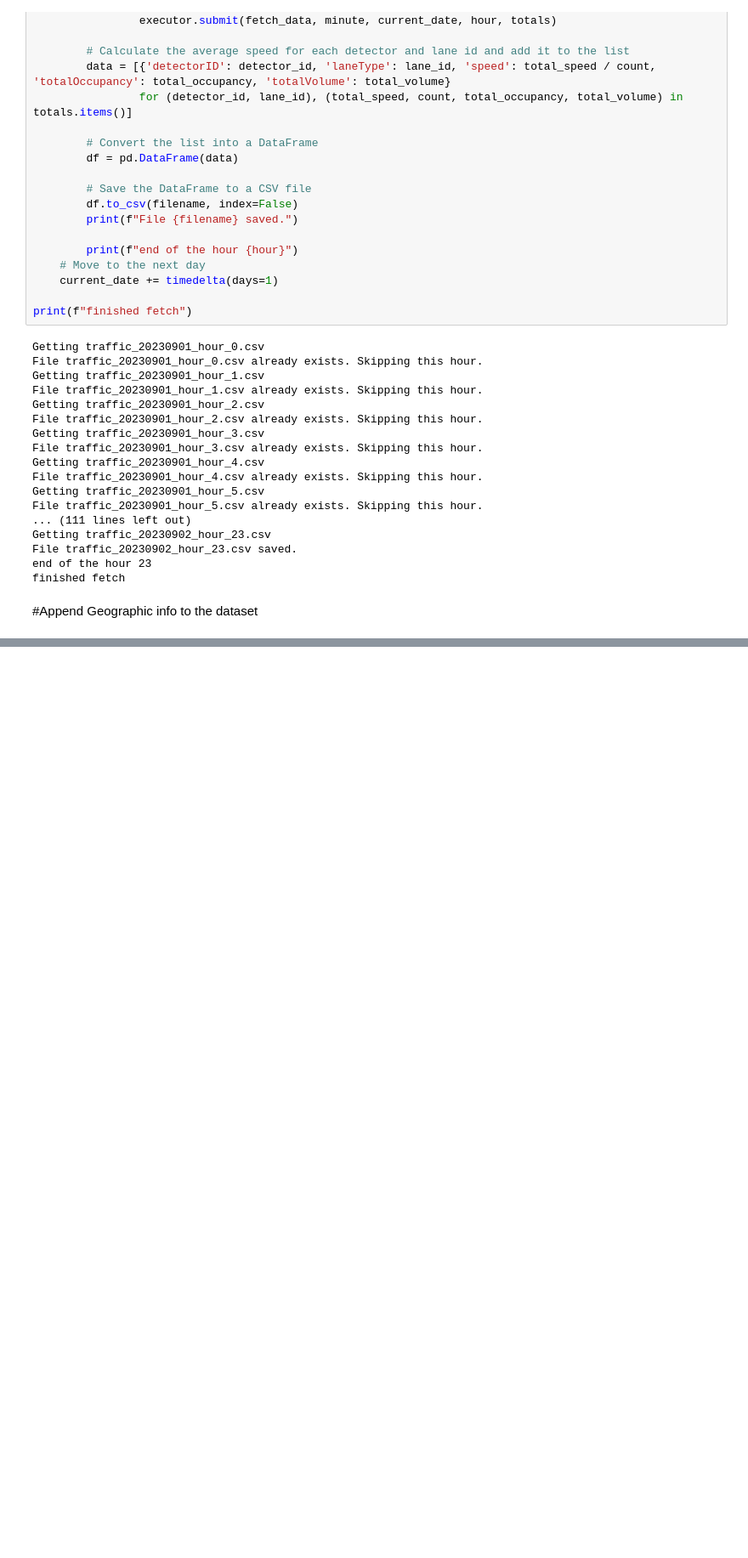
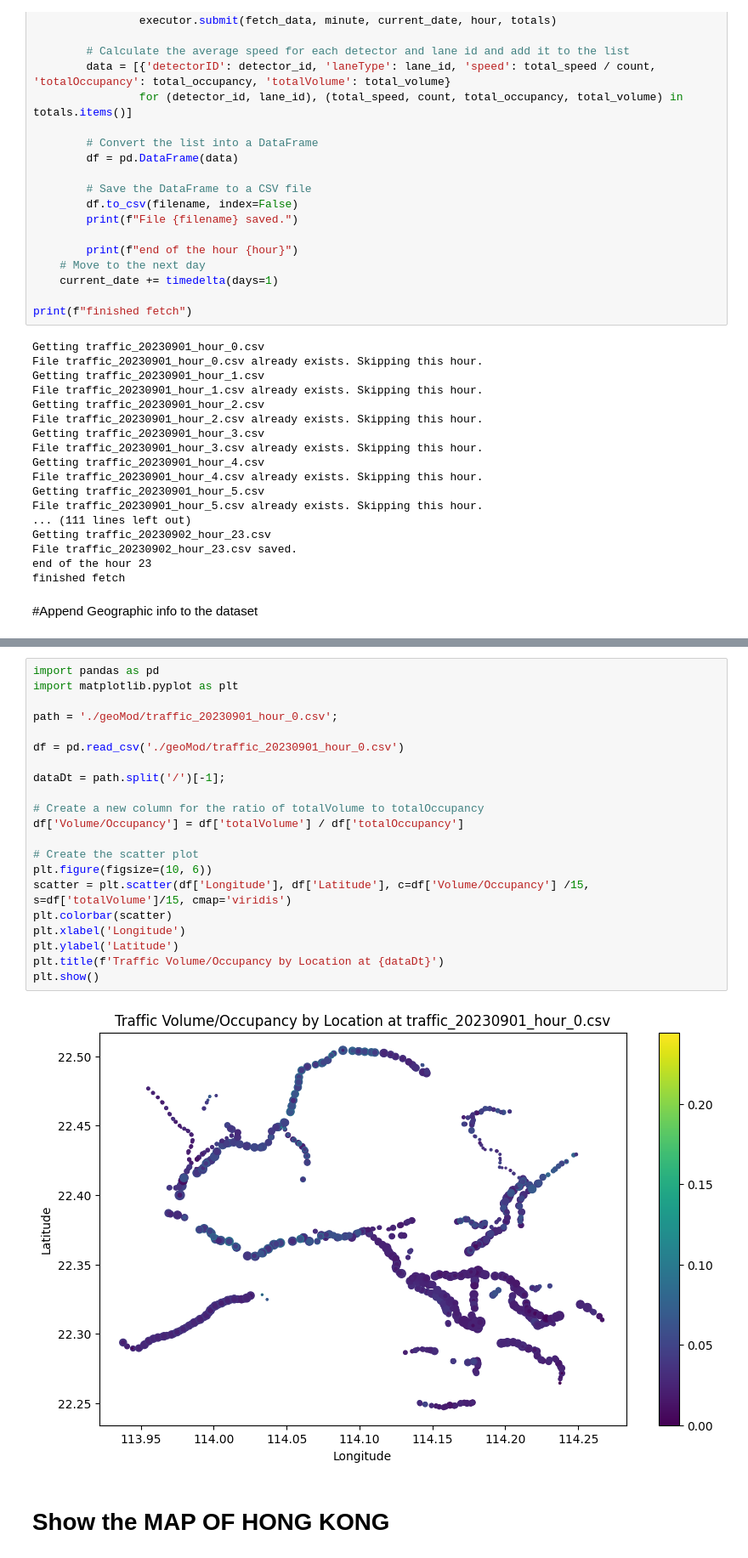
Before and after one commit to Troyfung03/GroupO-road-traffic, a Jupyter notebook: MLA_4/MLA_MT.ipynb, the cells around one changed output, grey strips where cells are left out. Shown at 85% size. Saved outputs shown, nothing was run; the diff lists cells and outputs as text; blank space fills up the shorter version.

Commit message:
Add Basic Graphics

```diff
--- a/MLA_4/MLA_MT.ipynb
+++ b/MLA_4/MLA_MT.ipynb
@@ -185,3 +185,28 @@ for date in range(20230901, 20230905):
 1830  22.456104  114.177652
 
 [1831 rows x 7 columns]
+# %%
+import pandas as pd
+import matplotlib.pyplot as plt
+
+path = './geoMod/traffic_20230901_hour_0.csv';
+
+df = pd.read_csv('./geoMod/traffic_20230901_hour_0.csv')
+
+dataDt = path.split('/')[-1];
+
+# Create a new column for the ratio of totalVolume to totalOccupancy
+df['Volume/Occupancy'] = df['totalVolume'] / df['totalOccupancy']
+
+# Create the scatter plot
+plt.figure(figsize=(10, 6))
+scatter = plt.scatter(df['Longitude'], df['Latitude'], c=df['Volume/Occupancy'] /15, s=df['totalVolume']/15, cmap='viridis')
+plt.colorbar(scatter)
+plt.xlabel('Longitude')
+plt.ylabel('Latitude')
+plt.title(f'Traffic Volume/Occupancy by Location at {dataDt}')
+plt.show()
+# %% [output]
+[figure, added]
+# %% [markdown]
+# Show the MAP OF HONG KONG
```
Also changed, not shown: parts of 4 cells of this notebook, 40 other files.
